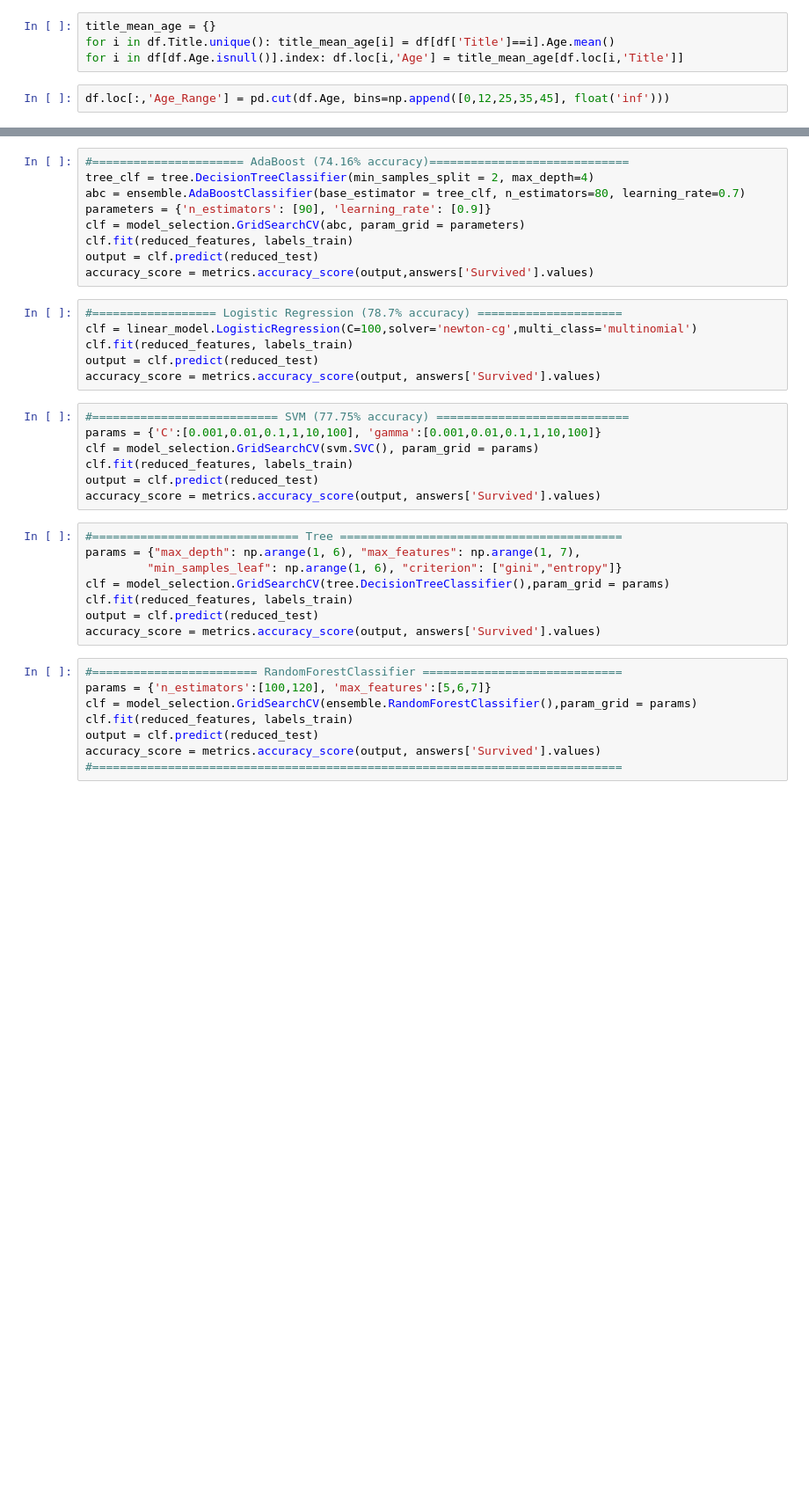
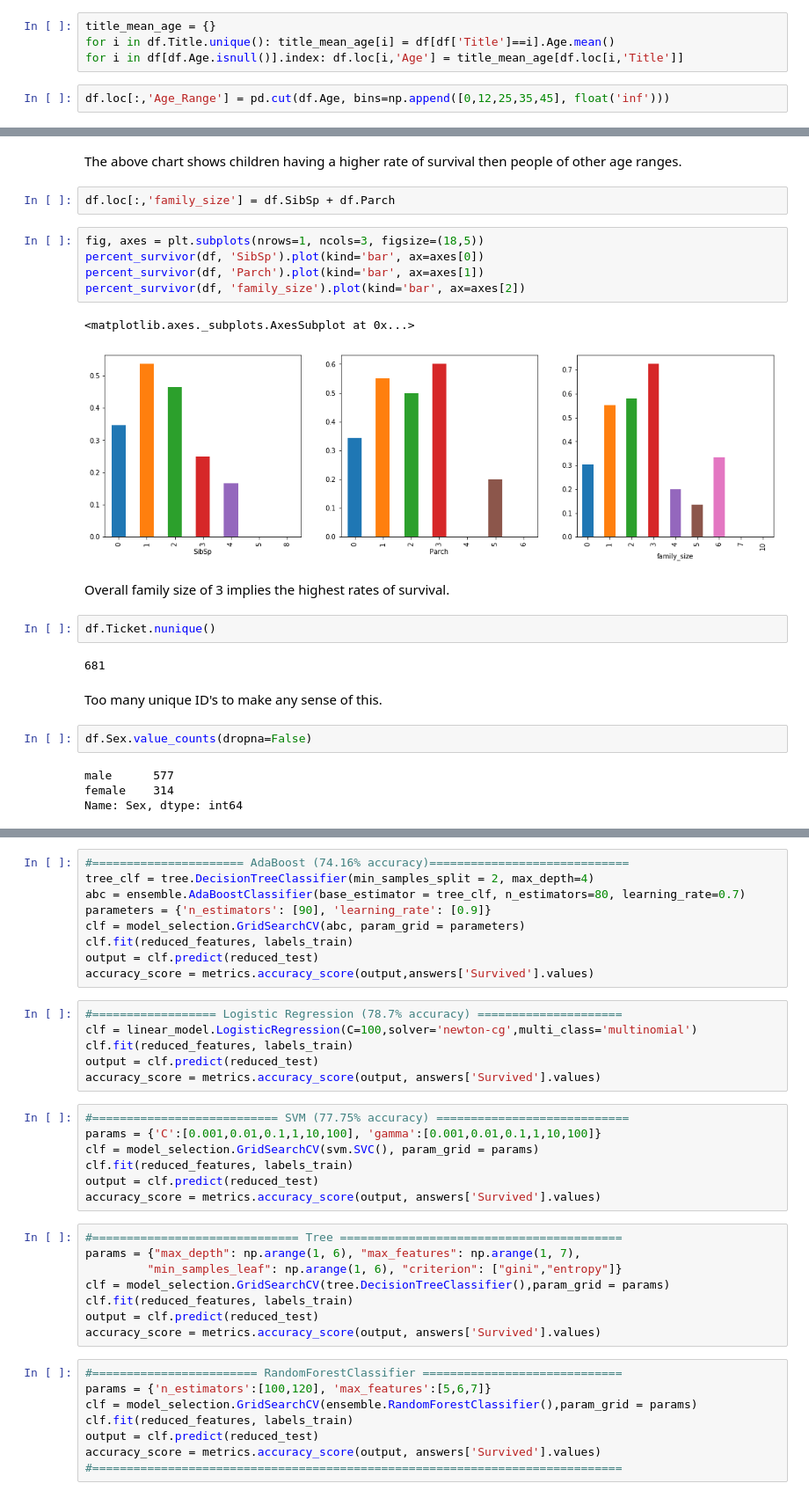
Before and after one commit to abhjtm/titanic-dataset, a Jupyter notebook: Main_work_file.ipynb, the cells around one changed output, grey strips where cells are left out. Shown at 88% size. Cells and saved outputs as stored; diff of their text form; blank space fills up the shorter version.

```diff
--- a/Main_work_file.ipynb
+++ b/Main_work_file.ipynb
@@ -106,0 +110,26 @@ Name: Age_Range, dtype: int64
+# %% [markdown]
+The above chart shows children having a higher rate of survival then people of other age ranges.
+# %%
+df.loc[:,'family_size'] = df.SibSp + df.Parch
+# %%
+fig, axes = plt.subplots(nrows=1, ncols=3, figsize=(18,5))
+percent_survivor(df, 'SibSp').plot(kind='bar', ax=axes[0])
+percent_survivor(df, 'Parch').plot(kind='bar', ax=axes[1])
+percent_survivor(df, 'family_size').plot(kind='bar', ax=axes[2])
+# %% [output]
+<matplotlib.axes._subplots.AxesSubplot at 0x...>
+[figure, added]
+# %% [markdown]
+Overall family size of 3 implies the highest rates of survival.
+# %%
+df.Ticket.nunique()
+# %% [output]
+681
+# %% [markdown]
+Too many unique ID's to make any sense of this.
+# %%
+df.Sex.value_counts(dropna=False)
+# %% [output]
+male      577
+female    314
+Name: Sex, dtype: int64
```
Also changed, not shown: parts of 70 cells of this notebook, 1 other file.
